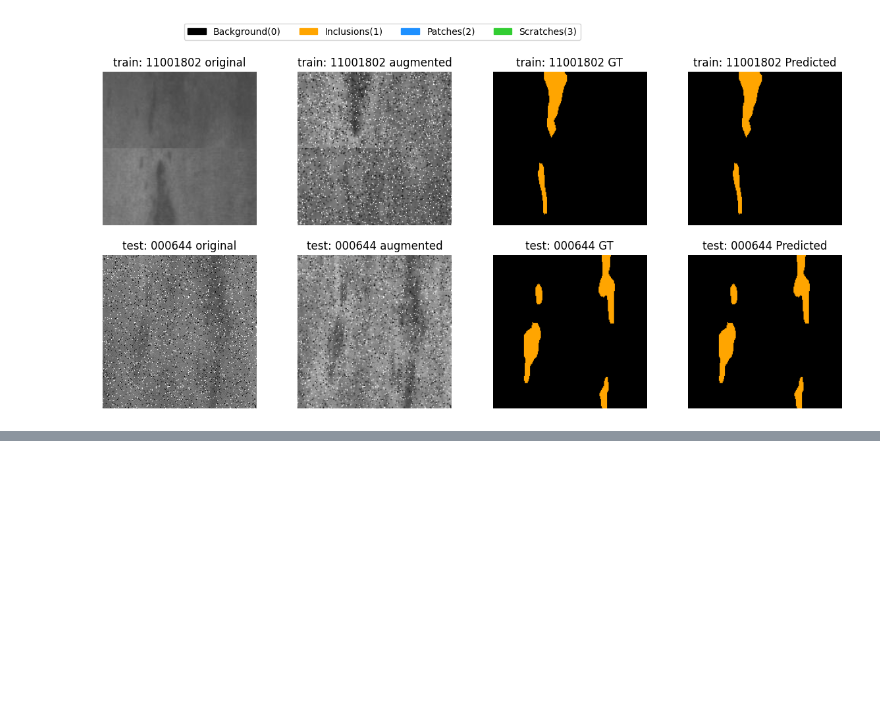
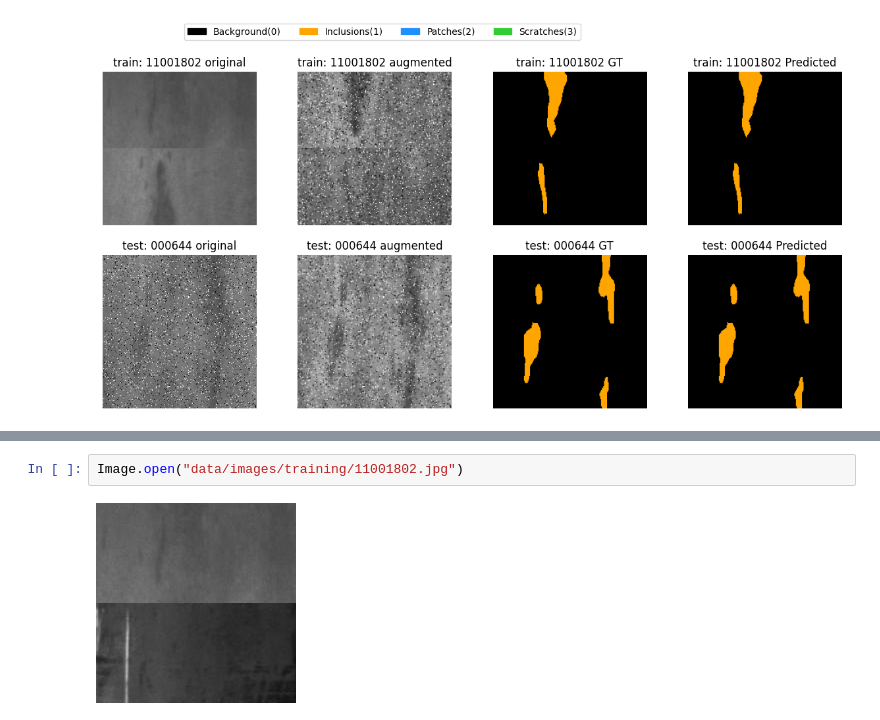
Before and after one commit to ymir-twice/-, a Jupyter notebook: vis_result.ipynb, the cells around one changed output, grey strips where cells are left out. Drawn from its saved outputs; the diff is of its cells as text; blank space fills up the shorter version.

```diff
--- a/vis_result.ipynb
+++ b/vis_result.ipynb
@@ -121,0 +201,4 @@ plot_result( np.random.choice(testmeta['id']), False, axes[1])
+# %%
+Image.open("data/images/training/11001802.jpg")
+# %% [output]
+[figure, added]
```
Also changed, not shown: parts of 4 cells of this notebook, 4 other files.
